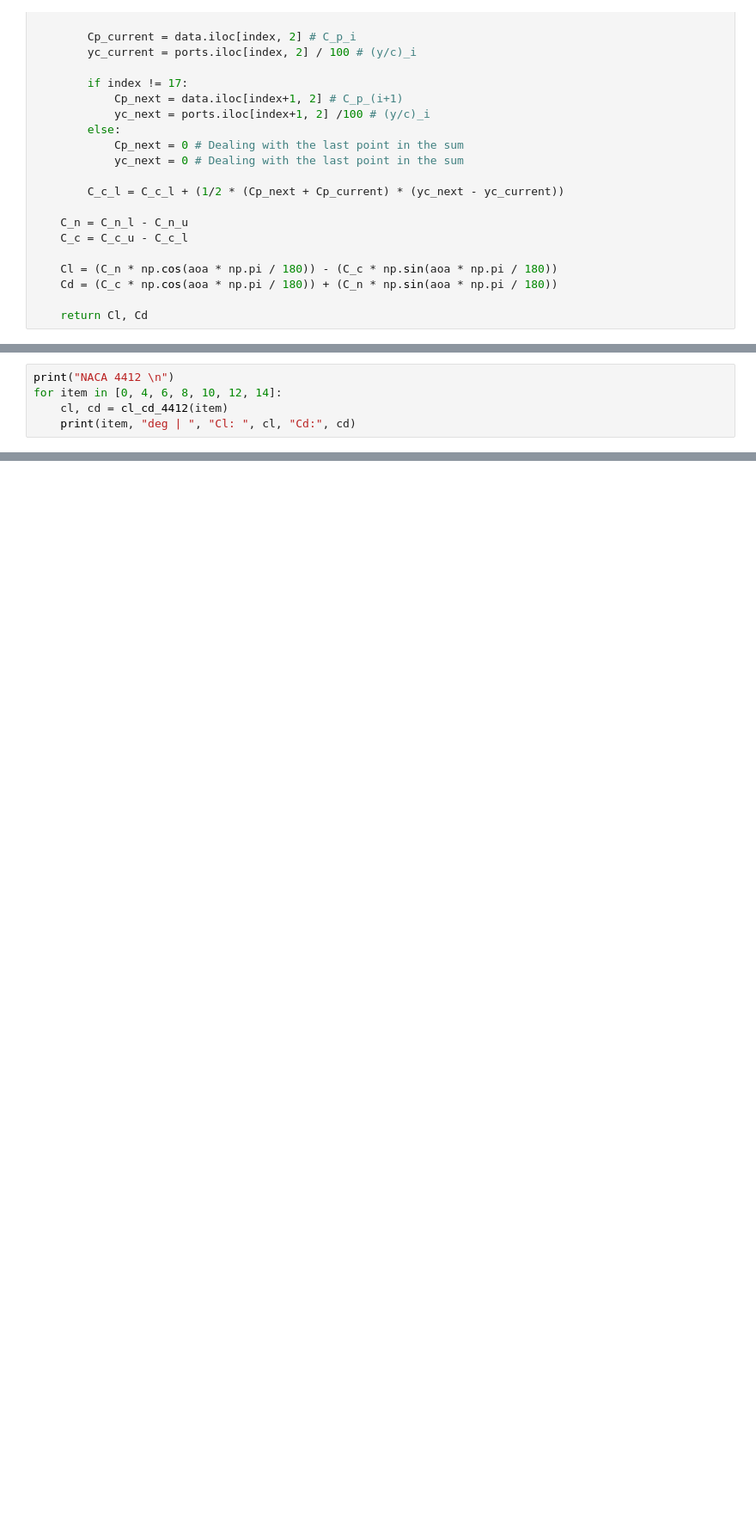
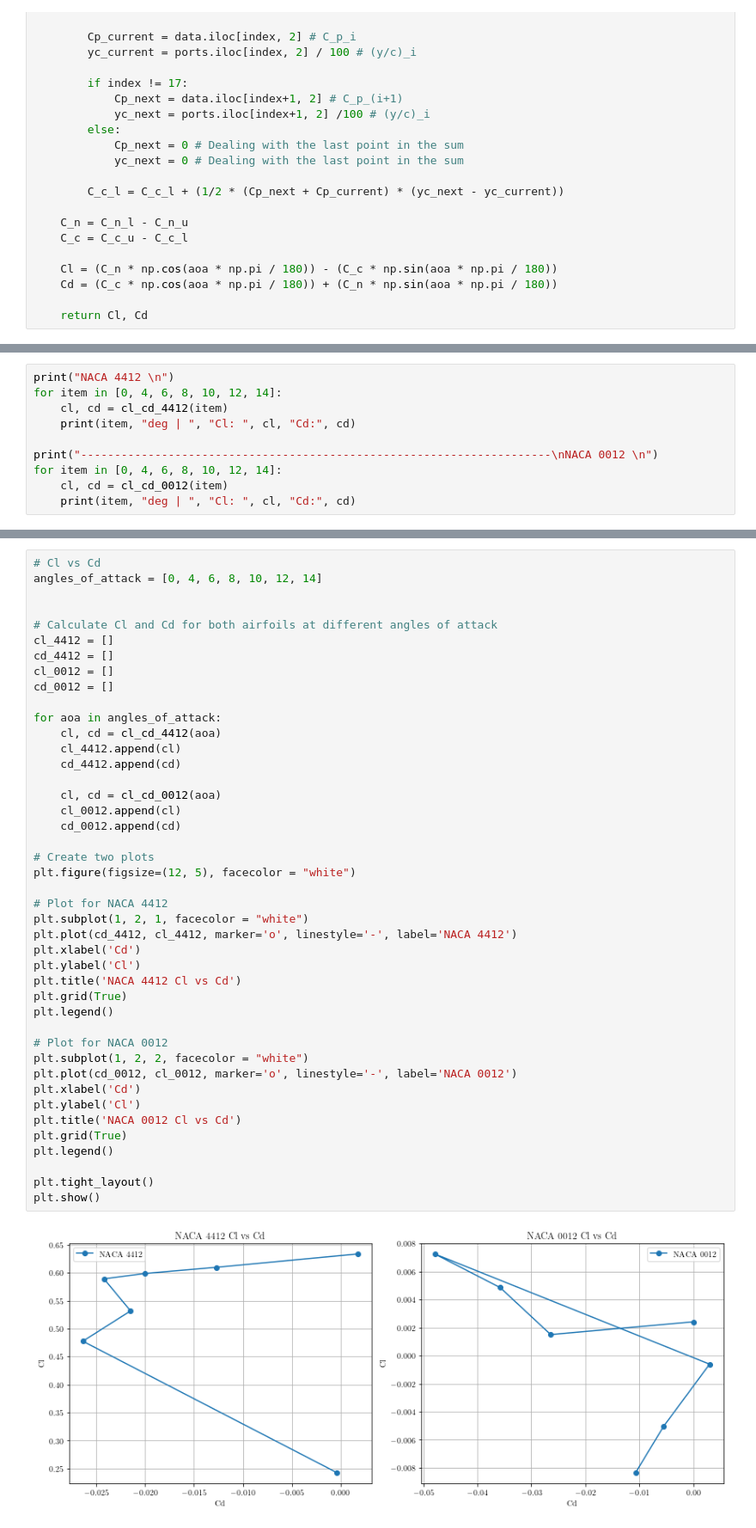
Before and after one commit to HarrisonStoelting/AeroLab, a Jupyter notebook: Lab_1.ipynb, the cells around one changed output, grey strips where cells are left out. Shown at 86% size. Saved outputs shown, nothing was run; the diff lists cells and outputs as text; blank space fills up the shorter version.

```diff
--- a/Lab_1.ipynb
+++ b/Lab_1.ipynb
@@ -609,6 +571,11 @@ print("NACA 4412 \n")
 for item in [0, 4, 6, 8, 10, 12, 14]:
     cl, cd = cl_cd_4412(item)
     print(item, "deg | ", "Cl: ", cl, "Cd:", cd)
+
+print("----------------------------------------------------------------------\nNACA 0012 \n")
+for item in [0, 4, 6, 8, 10, 12, 14]:
+    cl, cd = cl_cd_0012(item)
+    print(item, "deg | ", "Cl: ", cl, "Cd:", cd)
 # %% [output]
 NACA 4412
 
@@ -621,0 +601,45 @@ NACA 4412
+# %%
+# Cl vs Cd
+angles_of_attack = [0, 4, 6, 8, 10, 12, 14]
+
+
+# Calculate Cl and Cd for both airfoils at different angles of attack
+cl_4412 = []
+cd_4412 = []
+cl_0012 = []
+cd_0012 = []
+
+for aoa in angles_of_attack:
+    cl, cd = cl_cd_4412(aoa)
+    cl_4412.append(cl)
+    cd_4412.append(cd)
+
+    cl, cd = cl_cd_0012(aoa)
+    cl_0012.append(cl)
+    cd_0012.append(cd)
+
+# Create two plots
+plt.figure(figsize=(12, 5), facecolor = "white")
+
+# Plot for NACA 4412
+plt.subplot(1, 2, 1, facecolor = "white")
+plt.plot(cd_4412, cl_4412, marker='o', linestyle='-', label='NACA 4412')
+plt.xlabel('Cd')
+plt.ylabel('Cl')
+plt.title('NACA 4412 Cl vs Cd')
+plt.grid(True)
+plt.legend()
+
+# Plot for NACA 0012
+plt.subplot(1, 2, 2, facecolor = "white")
+plt.plot(cd_0012, cl_0012, marker='o', linestyle='-', label='NACA 0012')
+plt.xlabel('Cd')
+plt.ylabel('Cl')
+plt.title('NACA 0012 Cl vs Cd')
+plt.grid(True)
+plt.legend()
+
+plt.tight_layout()
+plt.show()
+# %% [output]
+[figure, added]
```
Also changed, not shown: parts of 6 cells of this notebook, 5 other files.
